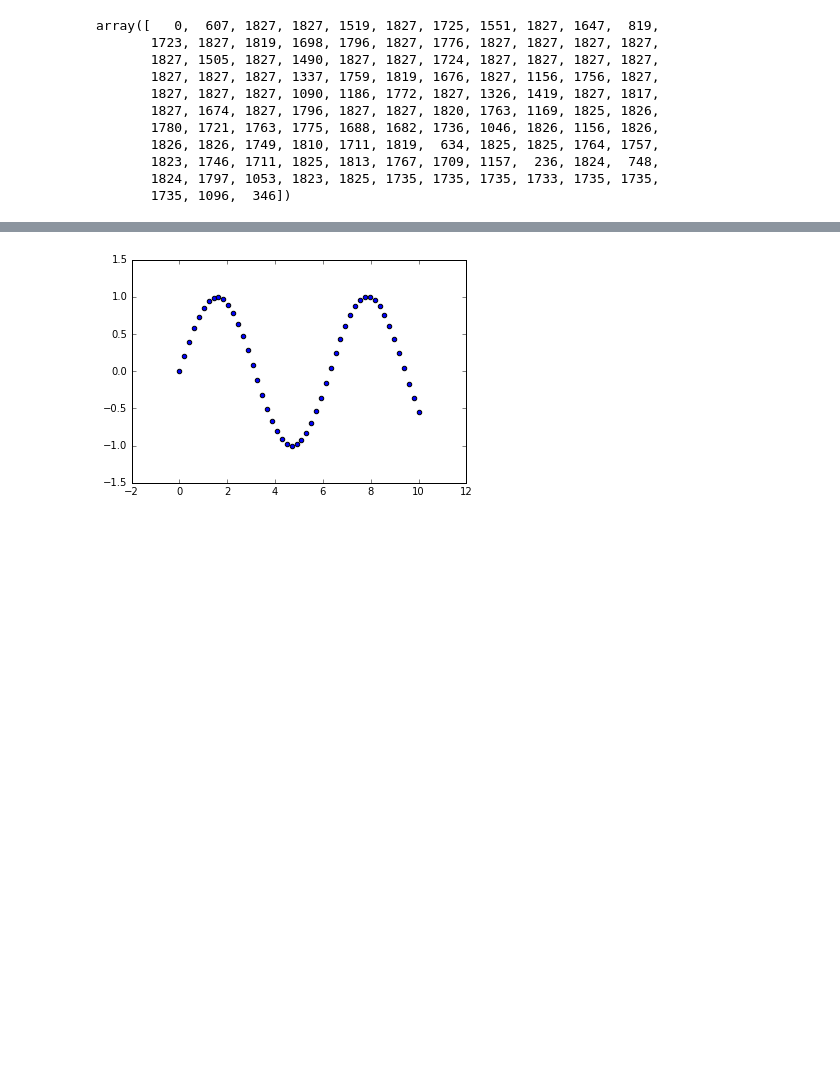
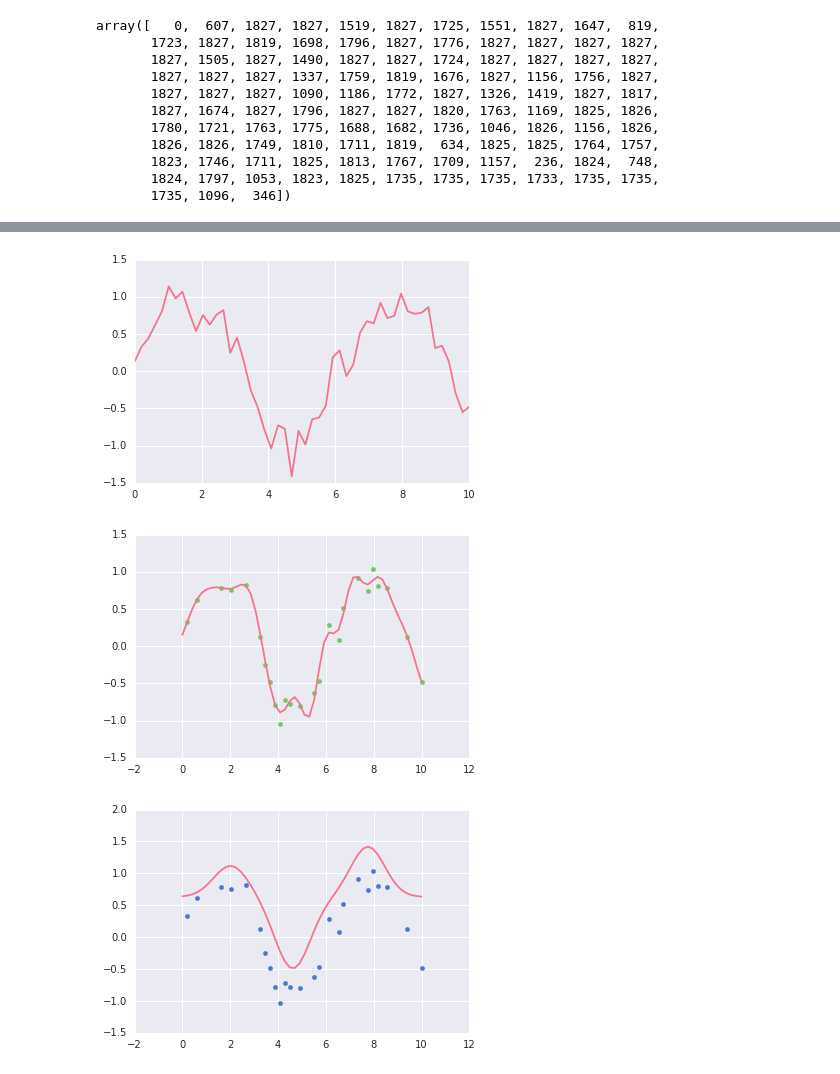
Before and after one commit to DarwinSenior/cs498, a Jupyter notebook: assignment7/KernelMethods.ipynb, the cells around one changed output, grey strips where cells are left out. Drawn from its saved outputs; the diff is of its cells as text; code cells hidden in the pictures; blank space fills up the shorter version.

```diff
--- a/assignment7/KernelMethods.ipynb
+++ b/assignment7/KernelMethods.ipynb
@@ -92,11 +67,0 @@ def mean_temperature(sid, fm=fm):
-# %%
-def G(x, b, kernel, h):
-    y = np.sum(x*x,1).reshape(x.shape[0],-1)-2*x.dot(b.T)+np.sum(b*b,1).reshape(-1,b.shape[0])
-    return kernel(np.sqrt(y)/h)
-
-def Gaussian(x):
-    return np.exp(-(x*x)/2)/np.sqrt(2*pi)
-# %%
-x = np.array([[1,2,3],[1,2,3]]).reshape(3,-1)
-y = np.array([[4,5,6],[4,5,6]]).reshape(-1,3)
-x+y
@@ -117,14 +78,13 @@ np.array([[1,2,3],[1,2,3]]).shape
 # %%
 from sklearn.metrics.pairwise import euclidean_distances
 from sklearn.metrics.pairwise import rbf_kernel
-from sklearn.linear_model import LinearRegression
+from sklearn.linear_model import LinearRegression, Lasso
 
 class GaussianDensity():
-    def __init__(self, h=1, kernel=rbf_kernel):
-        self.h = 1
+    def __init__(self, h=1, kernel=rbf_kernel, model=None):
+        self.h = h
         self.kernel = kernel
-        self.model = LinearRegression()
-        self.coeff = None
+        self.model = model or LinearRegression()
         self.X = None
 
     def fit(self, X, y):
@@ -132,7 +92,7 @@ class GaussianDensity():
             X = X.reshape(X.size, 1)
         self.X = X
         G = self.kernel(X, X, gamma=self.h)
-        self.model.fit(G, y)
+        self.model.fit(G.T.dot(G)+np.eye(G.shape[1])*1e-9, G.T.dot(y))
         return self
 
     def predict(self, X):
@@ -150,8 +103,21 @@ Y = diabetes['target']
-# %%
-X = np.linspace(0, 10)
-Y = np.sin(X)
-plt.scatter(X, Y)
-X = X.reshape(X.size, 1)
-# %% [output]
-[figure, removed]
+# %%
+from sklearn.cross_validation import train_test_split
+X = np.linspace(0, 10)
+noise = np.random.normal(0, 0.2, X.size)
+Y = np.sin(X)+noise
+X = X.reshape(X.size, 1)
+X_train, X_test, y_train, y_test = train_test_split(X, Y, test_size=0.5)
+with sns.color_palette("husl", 8):
+    plt.figure(1)
+    plt.plot(X, Y)
+    plt.figure(2)
+    plt.plot(X, GaussianDensity().fit(X_train, y_train).predict(X))
+    plt.scatter(X_train, y_train, color=p.pop())
+    plt.figure(3)
+    plt.plot(X, GaussianDensity(model=Lasso(alpha=0.1)).fit(X_train, y_train).predict(X))
+    plt.scatter(X_train, y_train, color=p.pop())
+# %% [output]
+[figure, added]
+[figure, added]
+[figure, added]
 # %%
```
Also changed, not shown: parts of 18 cells of this notebook.
